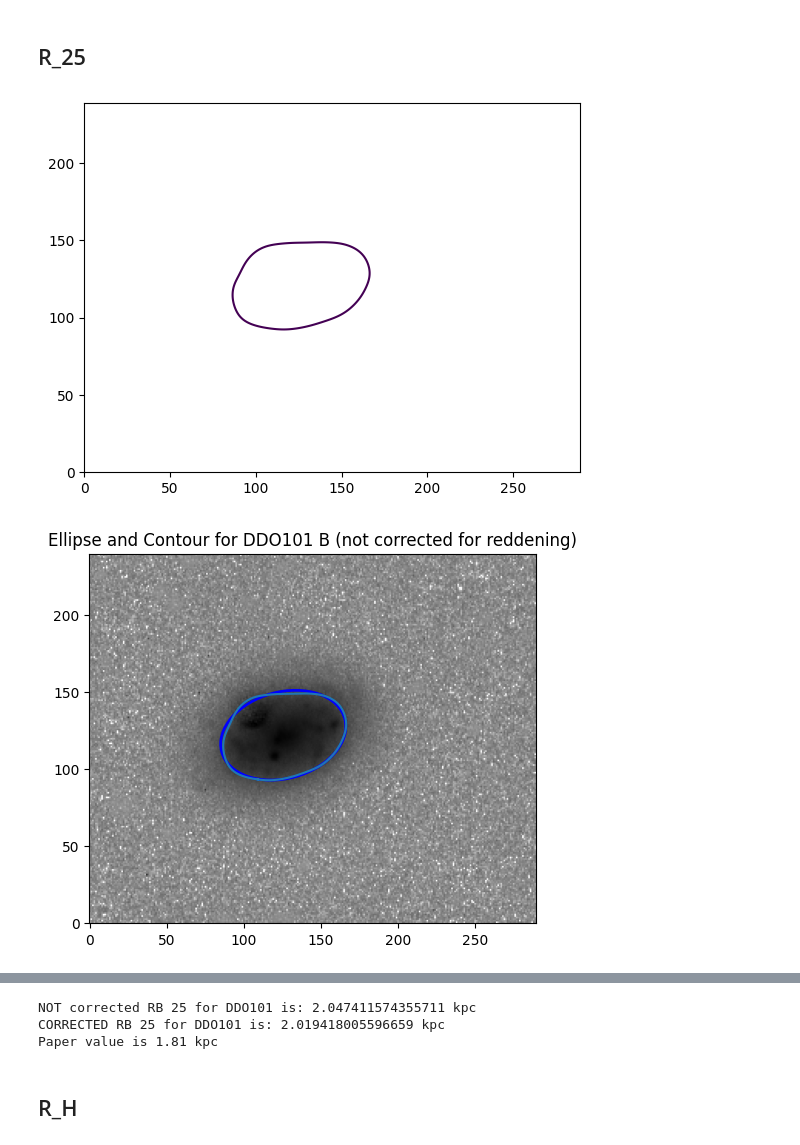
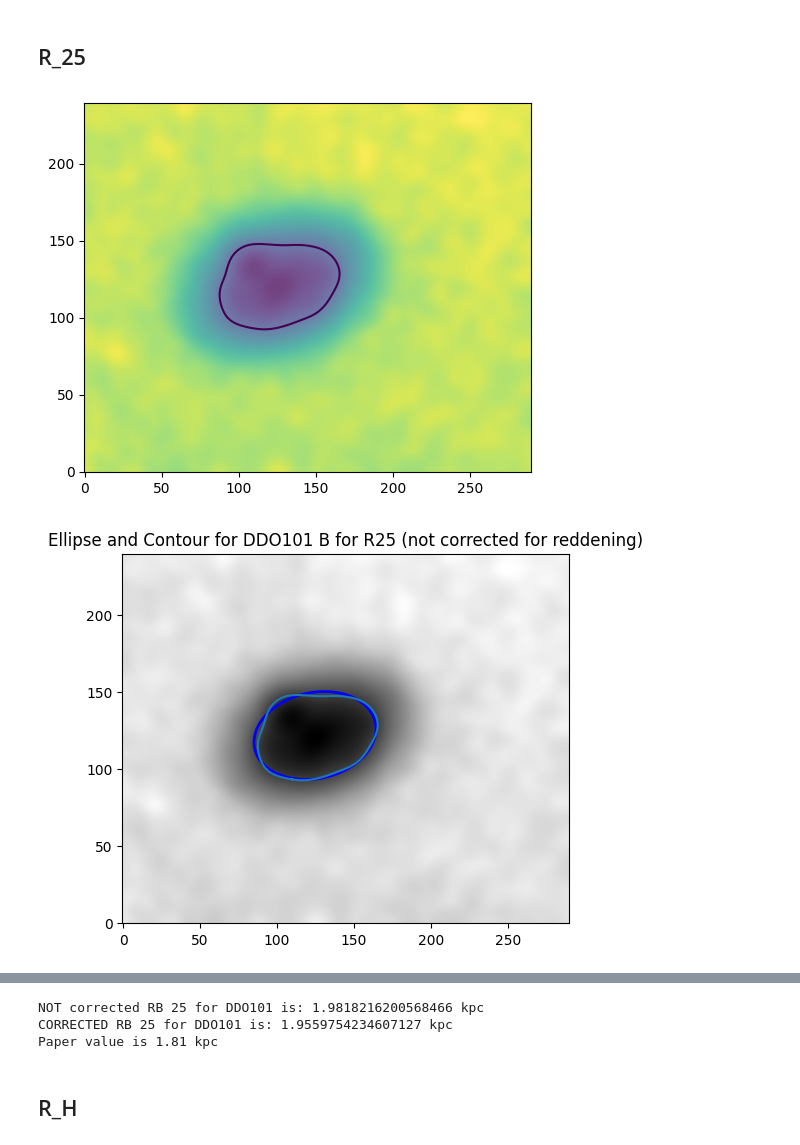
Before and after one commit to SUT-LTG/Aysan-Little-Things, a Jupyter notebook: R_25.ipynb, the cells around one changed output, grey strips where cells are left out. Drawn from its saved outputs; the diff is of its cells as text; code cells hidden in the pictures.

```diff
--- a/R_25.ipynb
+++ b/R_25.ipynb
@@ -209,15 +352,14 @@ Paper value is 0.56 kpc
 # %% [markdown]
 ## R_25
 # %%
-starless_file_u = fits.open(r"C:\Users\AYSAN\Desktop\project\Galaxy\Code\d101\starless\starless_DDO101_U_background_subtracted.fit")
+starless_file_u = fits.open(r"C:\Users\AYSAN\Desktop\project\Galaxy\Starless images\DDO101\non_shifted_background_d101u.fits")
 starless_u = starless_file_u[0].data
-starless_u[starless_u <= 0] = 1
-starless_file_b = fits.open(r"C:\Users\AYSAN\Desktop\project\Galaxy\Code\d101\starless\starless_DDO101_b_background_subtracted.fit")
+
+starless_file_b = fits.open(r"C:\Users\AYSAN\Desktop\project\Galaxy\Starless images\DDO101\non_shifted_background_d101b.fits")
 starless_b = starless_file_b[0].data
-starless_b[starless_b <= 0] = 1
-starless_file_v = fits.open(r"C:\Users\AYSAN\Desktop\project\Galaxy\Code\d101\starless\starless_DDO101_v_background_subtracted.fit")
+
+starless_file_v = fits.open(r"C:\Users\AYSAN\Desktop\project\Galaxy\Starless images\DDO101\non_shifted_background_d101V.fits")
 starless_v = starless_file_v[0].data
-starless_v[starless_v <= 0] = 1
 
 DDO101 = [starless_u , starless_b , starless_v]
 galaxy_name = "DDO101"
@@ -243,10 +385,10 @@ for i in range(0 , len(DDO101)):
 
 #--------------------------------------------------------------------------------------------------------------------------------------------------#
 # Magnitude correction
-b_box = ltf.mag_table_correction(image_boxes, airmass_values, m_values, pixel_scale, exposures)[1]
-v_box = ltf.mag_table_correction(image_boxes, airmass_values, m_values, pixel_scale, exposures)[2]
+b_box = ltf.mag_table_correction(image_boxes, airmass_values, m_values, pixel_scale, exposures, 5)[1]
+v_box = ltf.mag_table_correction(image_boxes, airmass_values, m_values, pixel_scale, exposures, 5)[2]
 # Contour coordinates
-contour_points = ltf.contour_lines_coordinates(b_box, 5, [25])
+contour_points = ltf.contour_lines_coordinates(b_box, [25])
 x_points, y_points = contour_points
 # Center of mass for ellipse fitting
 image_center_of_mass = ndimage.center_of_mass(b_box)
@@ -261,38 +403,38 @@ ax.imshow(b_box, cmap='gray', origin='lower')
 ax.plot(x_points, y_points)
 ellipse = Ellipse(xy=(xc, yc), width=2*a, height=2*b, angle=np.degrees(theta), edgecolor='blue', facecolor='none', linewidth=2)
 ax.add_patch(ellipse)
-plt.title(f"Ellipse and Contour for {galaxy_name} B (not corrected for reddening)")
+plt.title(f"Ellipse and Contour for {galaxy_name} B for R25 (not corrected for reddening)")
 plt.show()
 
 #-------------------------------------------------------------------------------------------------------------------------------------------------#
 b_box_corrected = ltf.correct_reddening_B(b_box, E_B_V)
-contour_points_c = ltf.contour_lines_coordinates(b_box_corrected, 5, [25])
+contour_points_c = ltf.contour_lines_coordinates(b_box_corrected, [25])
 x_points_c, y_points_c = contour_points_c
 # Center of mass for ellipse fitting
 image_center_of_mass_c = ndimage.center_of_mass(b_box_corrected)
 x, y = image_center_of_mass_c[1], image_center_of_mass_c[0]
 initial_guess_c = [x, y, (max(x_points_c) - min(x_points_c)) / 2, (max(y_points_c) - min(y_points_c)) / 2, 0]
 # Fit ellipse
 popt_25_c, pcov_25_c = curve_fit(ltf.ellipse, (x_points_c, y_points_c), np.zeros_like(x_points_c), p0=initial_guess_c)
 xc_c, yc_c, a_c, b_c, theta_c = popt_25_c
 # Plot the image, contour, and ellipse (reddening corrected)
 fig, ax = plt.subplots()
 ax.imshow(b_box_corrected, cmap='gray', origin='lower')
 ax.plot(x_points_c, y_points_c)
 ellipse_c = Ellipse(xy=(xc, yc), width=2*a_c, height=2*b_c, angle=np.degrees(theta_c), edgecolor='blue', facecolor='none', linewidth=2)
 ax.add_patch(ellipse_c)
-plt.title(f"Ellipse and Contour for {galaxy_name} B (corrected for reddening)")
+plt.title(f"Ellipse and Contour for {galaxy_name} B for R25 (corrected for reddening)")
 plt.show()
 
 #-------------------------------------------------------------------------------------------------------------------------------------------------#
 # Calculate the physical size
 a_25_arcsec = a * pixel_scale
 RB_25 = (D * a_25_arcsec) / 206265
 print(f"NOT corrected RB 25 for {galaxy_name} is:", RB_25 * 1000, "kpc")
 a_25_arcsec_c = a_c * pixel_scale
 RB_25_c = (D * a_25_arcsec_c) / 206265
 print(f"CORRECTED RB 25 for {galaxy_name} is:", RB_25_c * 1000, "kpc")
 print("Paper value is 1.81 kpc")
 # %% [output]
-[figure, old version]
+[figure, new version]
-[figure, old version]
+[figure, new version]
@@ -301,5 +443,5 @@ print("Paper value is 1.81 kpc")
-NOT corrected RB 25 for DDO101 is: 2.047411574355711 kpc
-CORRECTED RB 25 for DDO101 is: 2.019418005596659 kpc
+NOT corrected RB 25 for DDO101 is: 1.9818216200568466 kpc
+CORRECTED RB 25 for DDO101 is: 1.9559754234607127 kpc
 Paper value is 1.81 kpc
 # %% [markdown]
 ## R_H
```
Also changed, not shown: parts of 9 cells of this notebook, 1 other file.
